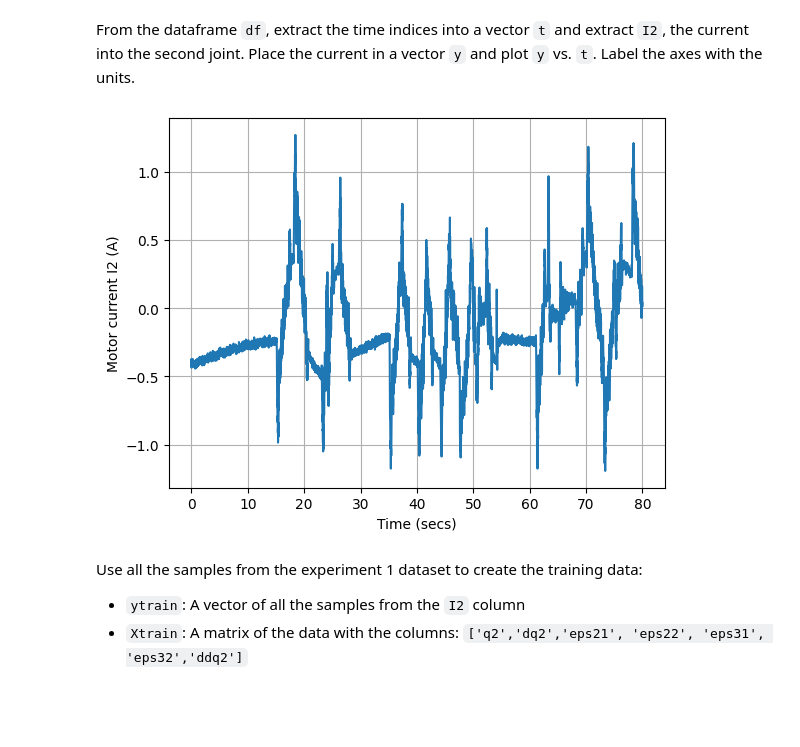
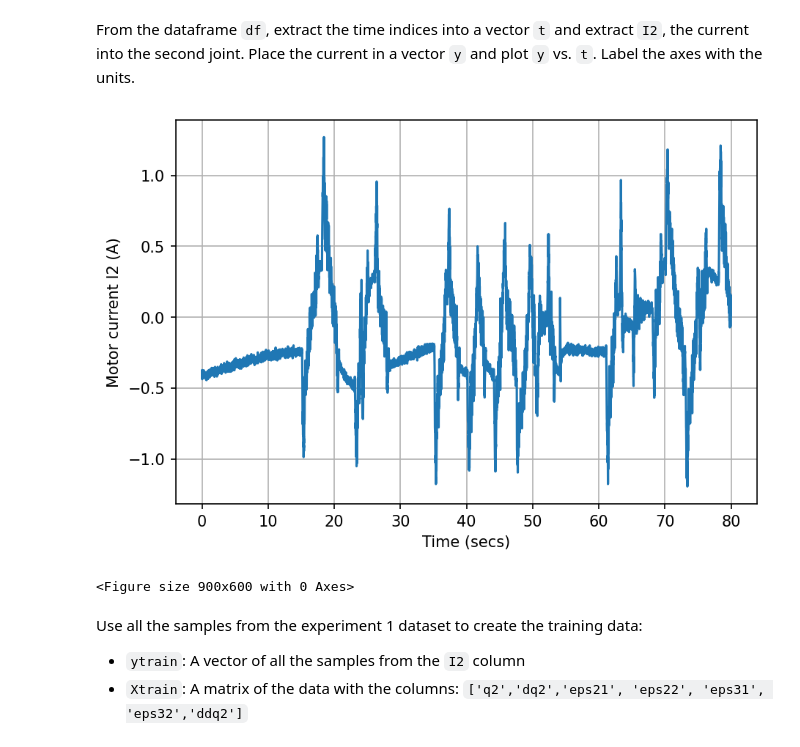
Before and after one commit to manovay/msml, a Jupyter notebook: unit03_mult_lin_reg/lab_robot_calib_partial.ipynb, the cells around one changed output. Drawn from its saved outputs; the diff is of its cells as text; code cells hidden in the pictures; blank space fills up the shorter version.

```diff
--- a/unit03_mult_lin_reg/lab_robot_calib_partial.ipynb
+++ b/unit03_mult_lin_reg/lab_robot_calib_partial.ipynb
@@ -23,6 +23,14 @@ The full MERIt dataset can be obtained from the [MERIt site](https://rst.etit.tu
 * [exp2.csv](./exp2.csv) for test
 
 If you are running this notebook on Google colab, you will need to run the following commands to load the files onto your local machine.  Otherwise, if you have clone the repository, the files should be in the directory as the notebook and you can skip this step.
+# %%
+import matplotlib as mpl, matplotlib.pyplot as plt
+mpl.rcParams.update({
+    "figure.figsize": (6, 4),      # ~page-friendly size
+    "figure.dpi": 150,
+    "figure.constrained_layout.use": True,
+    "font.size": 10,
+})
 # %%
 import os
 from six.moves import urllib
@@ -69,14 +77,16 @@ From the dataframe `df`, extract the time indices into a vector `t` and extract
 # %%
 # TODO
 y = df["I2"]
 t = df.index
 plt.plot(t, y)
 plt.xlabel("Time (secs)")
 plt.ylabel("Motor current I2 (A)")
 plt.grid(True)
 plt.show()
+plt.tight_layout()
 # %% [output]
-[figure, old version]
+[figure, new version]
+<Figure size 900x600 with 0 Axes>
 # %% [markdown]
 Use all the samples from the experiment 1 dataset to create the training data:
 * `ytrain`:  A vector of all the samples from the `I2` column
```
Also changed, not shown: parts of 5 cells of this notebook.
